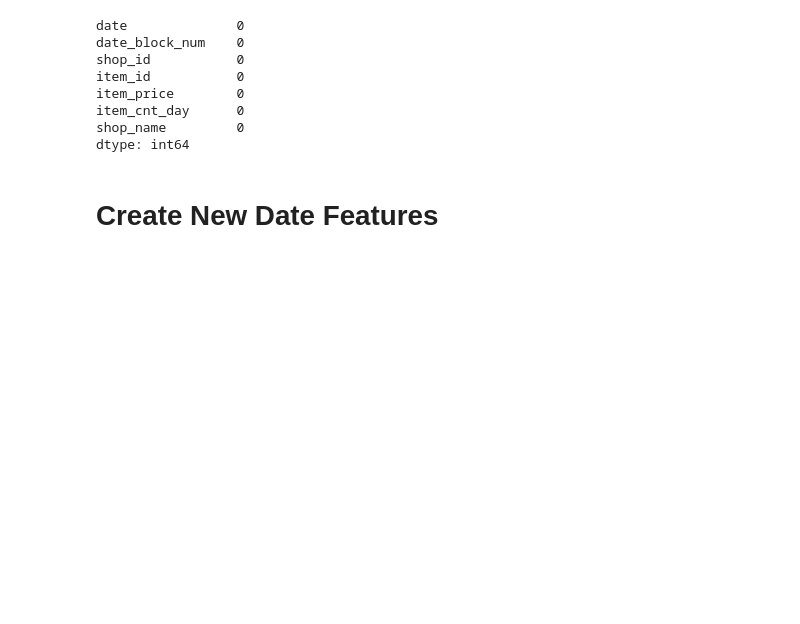
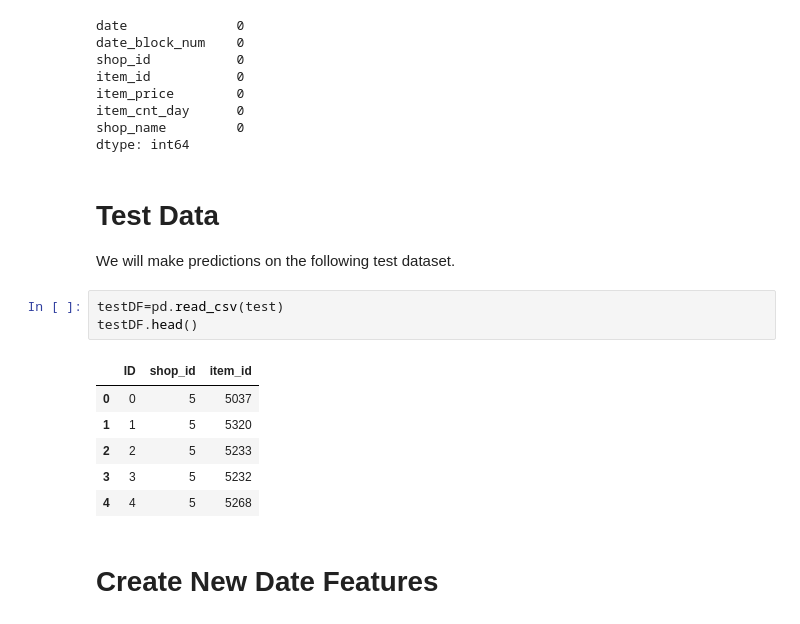
Before and after one commit to ScottySchmidt/MachineLearning, a Jupyter notebook: predictSales.ipynb, the cells around one changed output. Drawn from its saved outputs; the diff is of its cells as text; blank space fills up the shorter version.

Commit message:
Kaggle Notebook | PredictSales | Version 3

```diff
--- a/predictSales.ipynb
+++ b/predictSales.ipynb
@@ -81,6 +96,19 @@ item_price        0
 item_cnt_day      0
 shop_name         0
 dtype: int64
+# %% [markdown]
+# Test Data
+We will make predictions on the following test dataset.
+# %%
+testDF=pd.read_csv(test)
+testDF.head()
+# %% [output]
+|  | ID | shop_id | item_id |
+| 0 | 0 | 5 | 5037 |
+| 1 | 1 | 5 | 5320 |
+| 2 | 2 | 5 | 5233 |
+| 3 | 3 | 5 | 5232 |
+| 4 | 4 | 5 | 5268 |
 # %% [markdown]
 # Create New Date Features
 # %%
```
Also changed, not shown: parts of 5 cells of this notebook.
